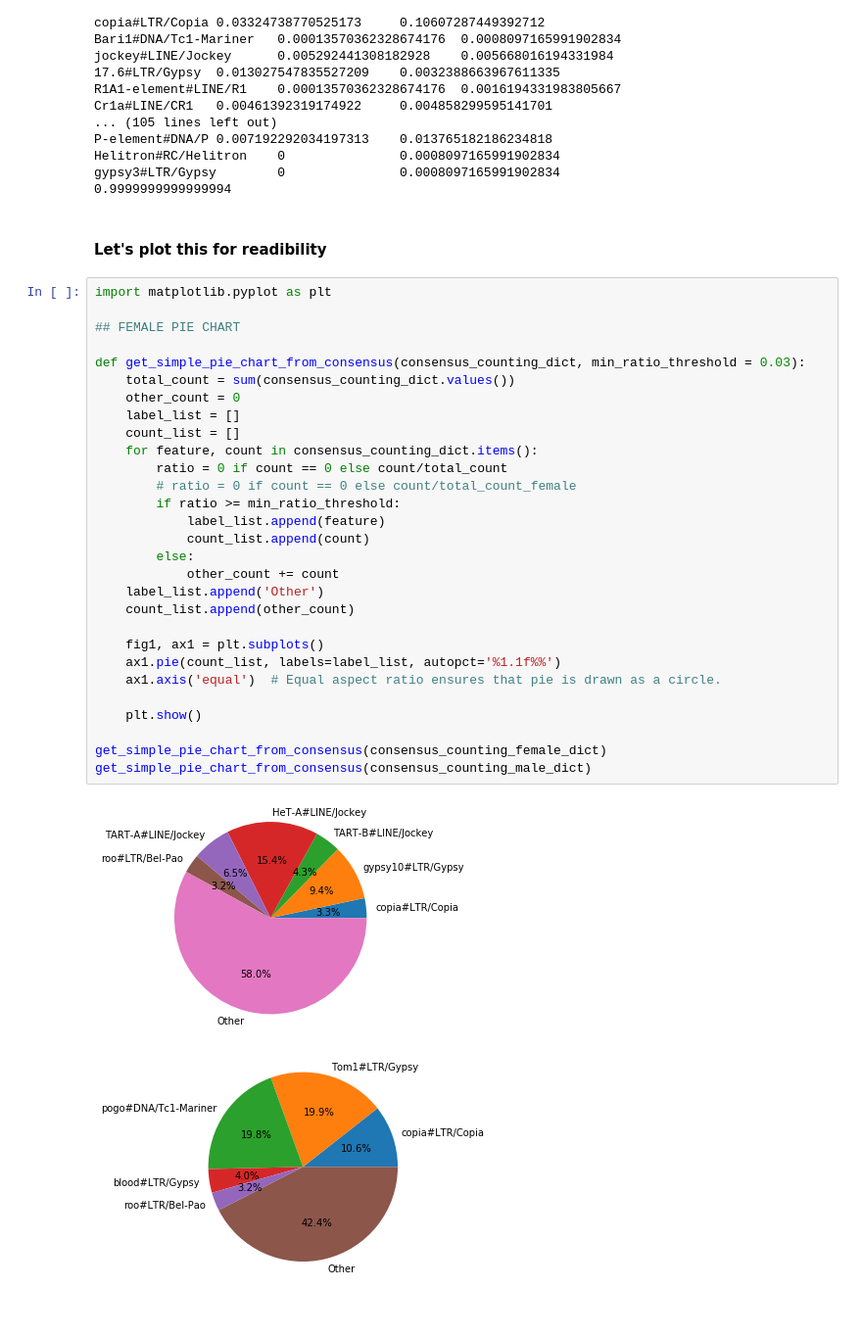
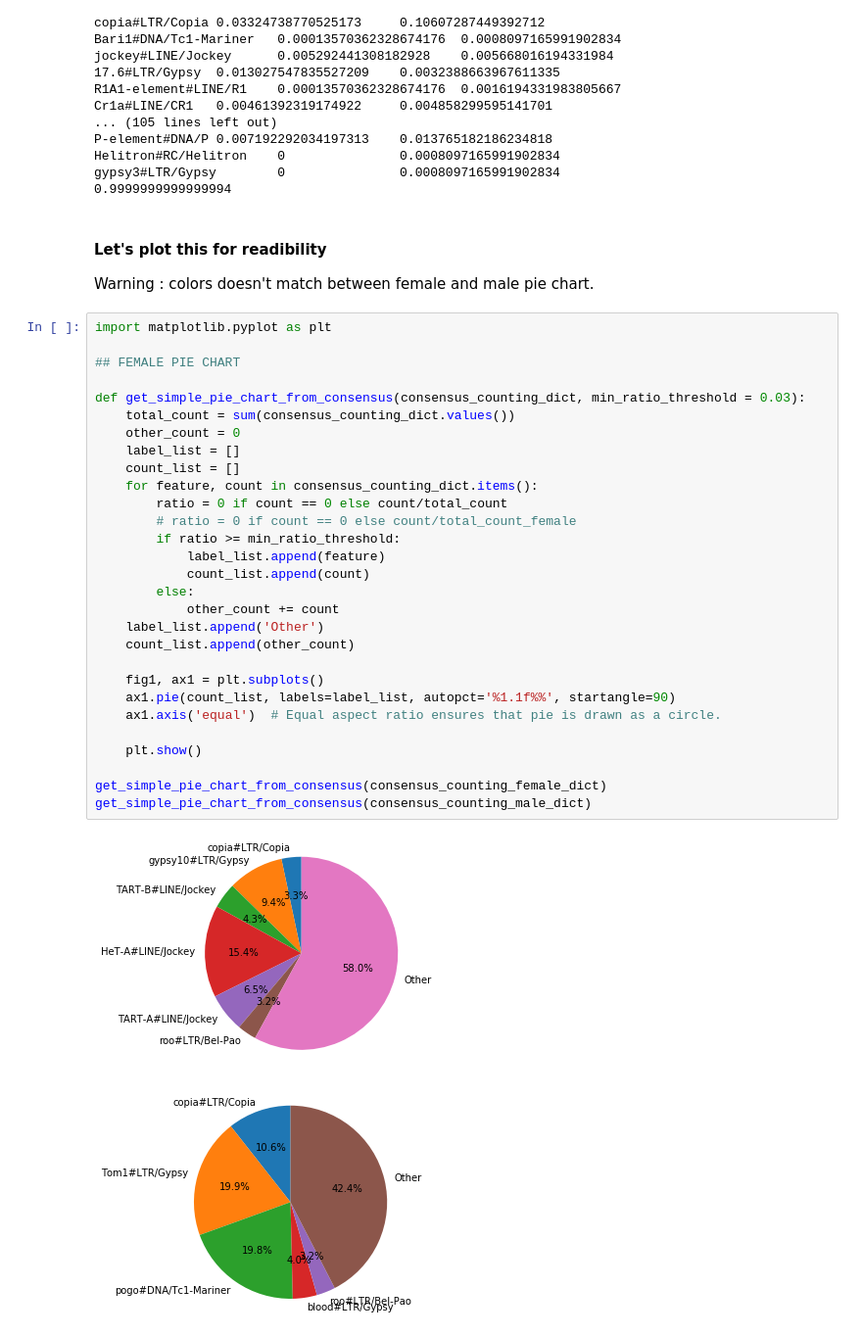
Before and after one commit to EricAmren/goth101_TE_analysis, a Jupyter notebook: cristina_TE_notebook.ipynb, the cells around one changed output. Shown at 98% size. Cells and saved outputs as stored; diff of their text form.

```diff
--- a/cristina_TE_notebook.ipynb
+++ b/cristina_TE_notebook.ipynb
@@ -182,35 +182,37 @@ gypsy3#LTR/Gypsy        0               0.0008097165991902834
 0.9999999999999994
 # %% [markdown]
 #### Let's plot this for readibility
+
+Warning : colors doesn't match between female and male pie chart.
 # %%
 import matplotlib.pyplot as plt
 
 ## FEMALE PIE CHART
 
 def get_simple_pie_chart_from_consensus(consensus_counting_dict, min_ratio_threshold = 0.03):
     total_count = sum(consensus_counting_dict.values())
     other_count = 0
     label_list = []
     count_list = []
     for feature, count in consensus_counting_dict.items():
         ratio = 0 if count == 0 else count/total_count
         # ratio = 0 if count == 0 else count/total_count_female
         if ratio >= min_ratio_threshold:
             label_list.append(feature)
             count_list.append(count)
         else:
             other_count += count
     label_list.append('Other')
     count_list.append(other_count)
 
     fig1, ax1 = plt.subplots()
-    ax1.pie(count_list, labels=label_list, autopct='%1.1f%%')
+    ax1.pie(count_list, labels=label_list, autopct='%1.1f%%', startangle=90)
     ax1.axis('equal')  # Equal aspect ratio ensures that pie is drawn as a circle.
 
     plt.show()
 
 get_simple_pie_chart_from_consensus(consensus_counting_female_dict)
 get_simple_pie_chart_from_consensus(consensus_counting_male_dict)
 # %% [output]
-[figure, old version]
+[figure, new version]
-[figure, old version]
+[figure, new version]
```
Also changed, not shown: parts of 2 cells of this notebook.
